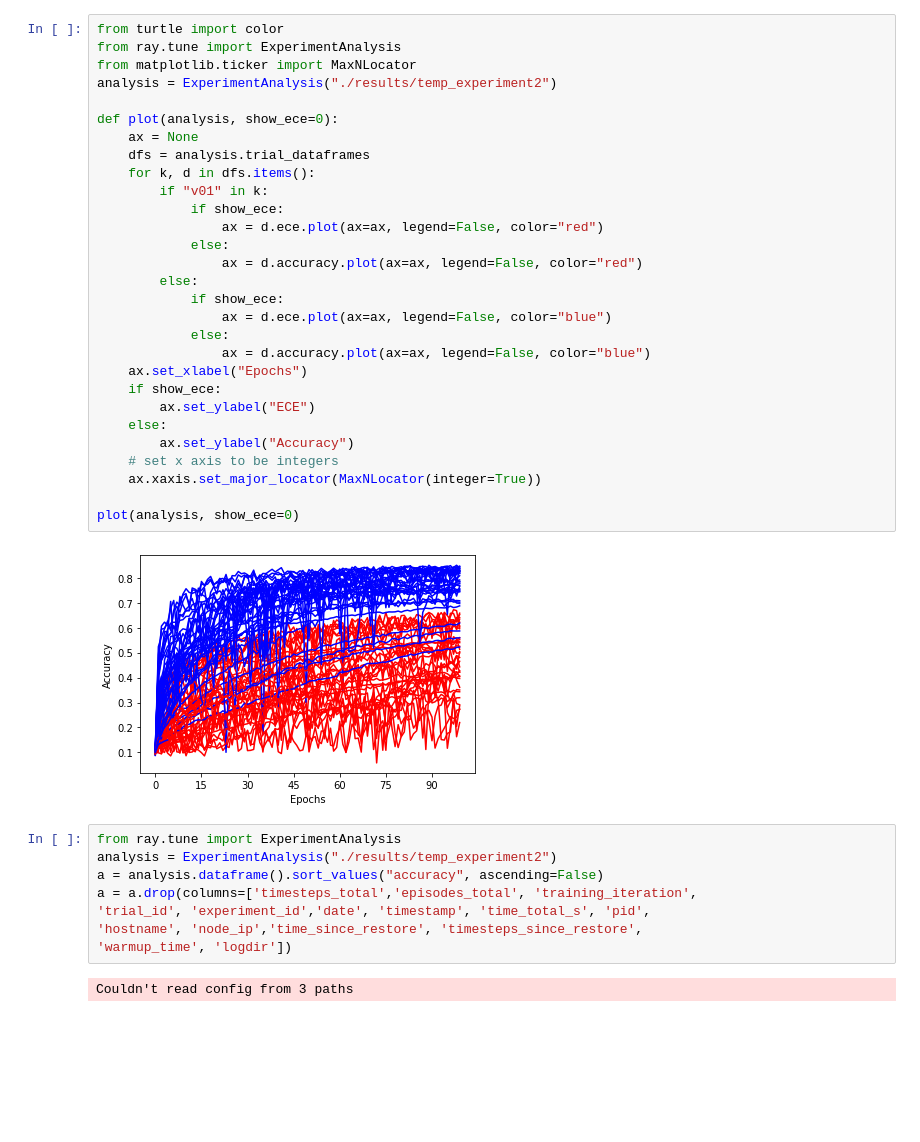
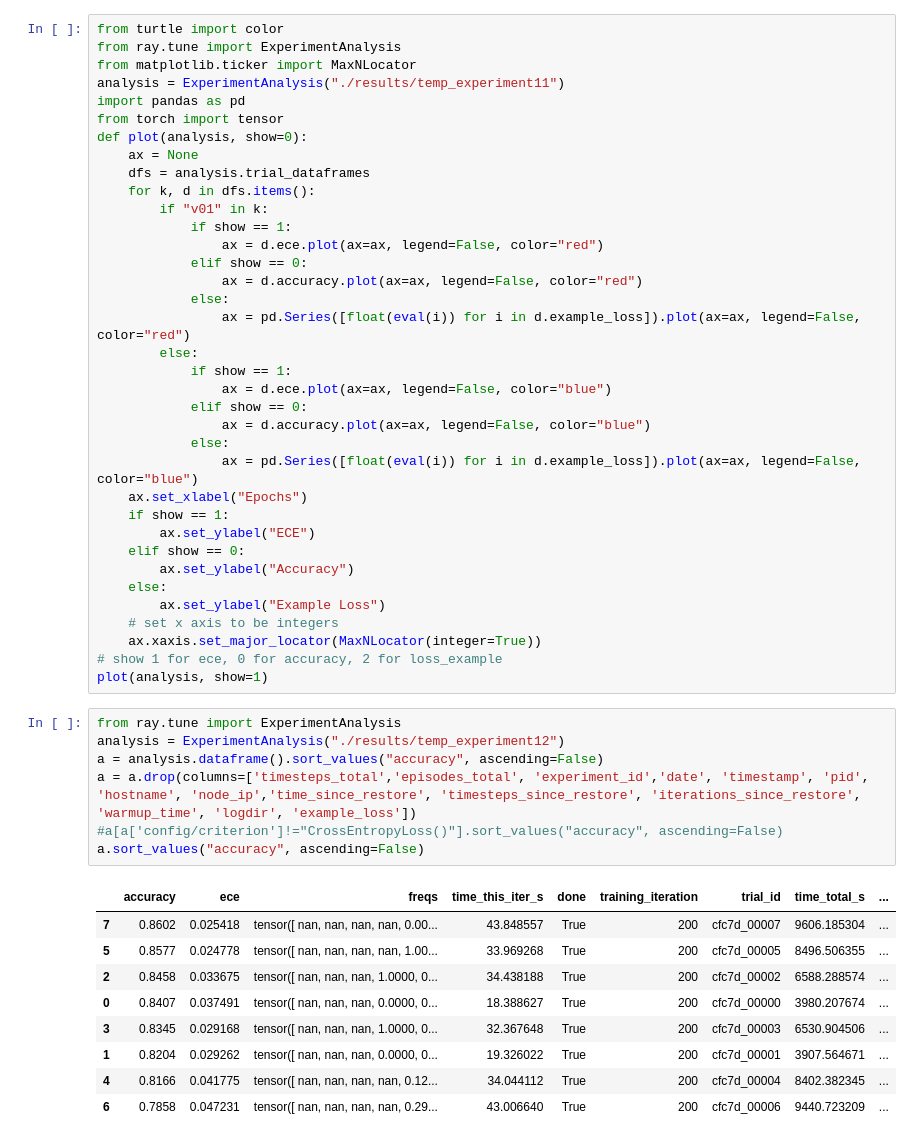
Before and after one commit to phlreich/itakura-saito-loss, a Jupyter notebook: whiteboard.ipynb, the cells around one changed output. Cells and saved outputs as stored; diff of their text form; blank space fills up the shorter version.

```diff
--- a/whiteboard.ipynb
+++ b/whiteboard.ipynb
@@ -2,40 +2,54 @@
 from turtle import color
 from ray.tune import ExperimentAnalysis
 from matplotlib.ticker import MaxNLocator
-analysis = ExperimentAnalysis("./results/temp_experiment2")
-
-def plot(analysis, show_ece=0):
+analysis = ExperimentAnalysis("./results/temp_experiment11")
+import pandas as pd
+from torch import tensor
+def plot(analysis, show=0):
     ax = None
     dfs = analysis.trial_dataframes
     for k, d in dfs.items():
         if "v01" in k:
-            if show_ece:
+            if show == 1:
                 ax = d.ece.plot(ax=ax, legend=False, color="red")
+            elif show == 0:
+                ax = d.accuracy.plot(ax=ax, legend=False, color="red")
             else:
-                ax = d.accuracy.plot(ax=ax, legend=False, color="red")
+                ax = pd.Series([float(eval(i)) for i in d.example_loss]).plot(ax=ax, legend=False, color="red")
         else:
-            if show_ece:
+            if show == 1:
                 ax = d.ece.plot(ax=ax, legend=False, color="blue")
+            elif show == 0:
+                ax = d.accuracy.plot(ax=ax, legend=False, color="blue")
             else:
-                ax = d.accuracy.plot(ax=ax, legend=False, color="blue")
+                ax = pd.Series([float(eval(i)) for i in d.example_loss]).plot(ax=ax, legend=False, color="blue")
     ax.set_xlabel("Epochs")
-    if show_ece:
+    if show == 1:
         ax.set_ylabel("ECE")
+    elif show == 0:
+        ax.set_ylabel("Accuracy")
     else:
-        ax.set_ylabel("Accuracy")
+        ax.set_ylabel("Example Loss")
     # set x axis to be integers
     ax.xaxis.set_major_locator(MaxNLocator(integer=True))
-
-plot(analysis, show_ece=0)
+# show 1 for ece, 0 for accuracy, 2 for loss_example
+plot(analysis, show=1)
-# %% [output]
-[figure, removed]
 # %%
 from ray.tune import ExperimentAnalysis
-analysis = ExperimentAnalysis("./results/temp_experiment2")
+analysis = ExperimentAnalysis("./results/temp_experiment12")
 a = analysis.dataframe().sort_values("accuracy", ascending=False)
-a = a.drop(columns=['timesteps_total','episodes_total', 'training_iteration',
-'trial_id', 'experiment_id','date', 'timestamp', 'time_total_s', 'pid',
-'hostname', 'node_ip','time_since_restore', 'timesteps_since_restore',
-'warmup_time', 'logdir'])
+a = a.drop(columns=['timesteps_total','episodes_total', 'experiment_id','date', 'timestamp', 'pid',
+'hostname', 'node_ip','time_since_restore', 'timesteps_since_restore', 'iterations_since_restore',
+'warmup_time', 'logdir', 'example_loss'])
+#a[a['config/criterion']!="CrossEntropyLoss()"].sort_values("accuracy", ascending=False)
+a.sort_values("accuracy", ascending=False)
 # %% [output]
-Couldn't read config from 3 paths
+|  | accuracy | ece | freqs | time_this_iter_s | done | training_iteration | trial_id | time_total_s | ... |
+| 7 | 0.8602 | 0.025418 | tensor([ nan, nan, nan, nan, 0.00... | 43.848557 | True | 200 | cfc7d_00007 | 9606.185304 | ... |
+| 5 | 0.8577 | 0.024778 | tensor([ nan, nan, nan, nan, 1.00... | 33.969268 | True | 200 | cfc7d_00005 | 8496.506355 | ... |
+| 2 | 0.8458 | 0.033675 | tensor([ nan, nan, nan, 1.0000, 0... | 34.438188 | True | 200 | cfc7d_00002 | 6588.288574 | ... |
+| 0 | 0.8407 | 0.037491 | tensor([ nan, nan, nan, 0.0000, 0... | 18.388627 | True | 200 | cfc7d_00000 | 3980.207674 | ... |
+| 3 | 0.8345 | 0.029168 | tensor([ nan, nan, nan, 1.0000, 0... | 32.367648 | True | 200 | cfc7d_00003 | 6530.904506 | ... |
+| 1 | 0.8204 | 0.029262 | tensor([ nan, nan, nan, 0.0000, 0... | 19.326022 | True | 200 | cfc7d_00001 | 3907.564671 | ... |
+| 4 | 0.8166 | 0.041775 | tensor([ nan, nan, nan, nan, 0.12... | 34.044112 | True | 200 | cfc7d_00004 | 8402.382345 | ... |
+| 6 | 0.7858 | 0.047231 | tensor([ nan, nan, nan, nan, 0.29... | 43.006640 | True | 200 | cfc7d_00006 | 9440.723209 | ... |
```
Also changed, not shown: parts of 9 cells of this notebook, 5 other files.
